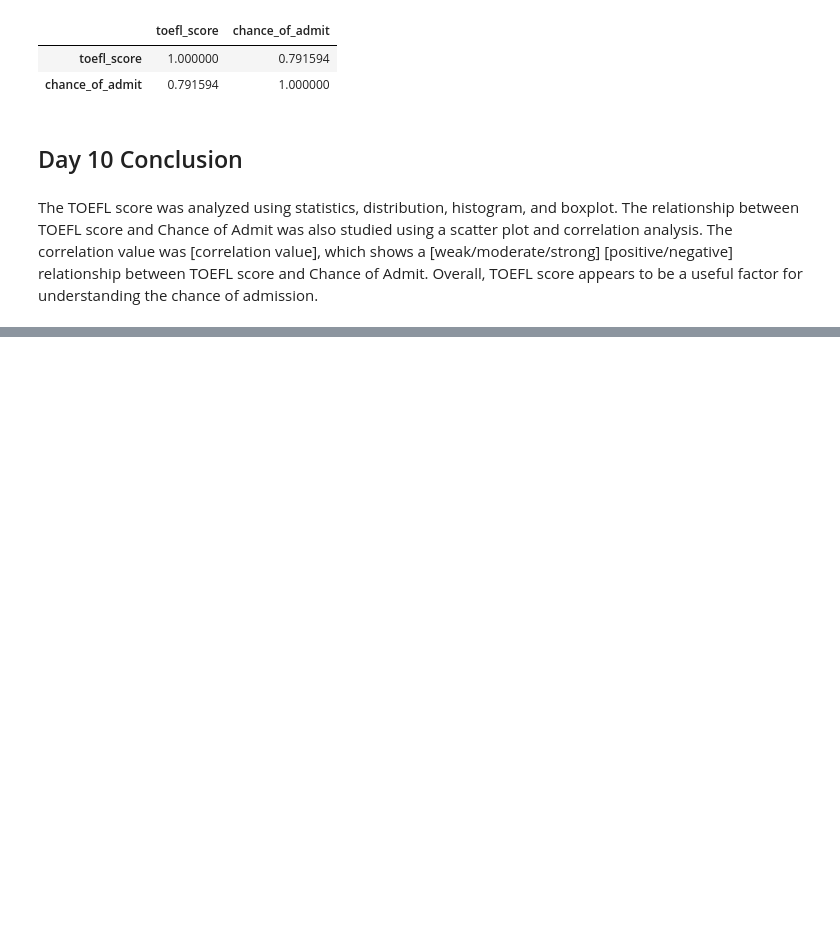
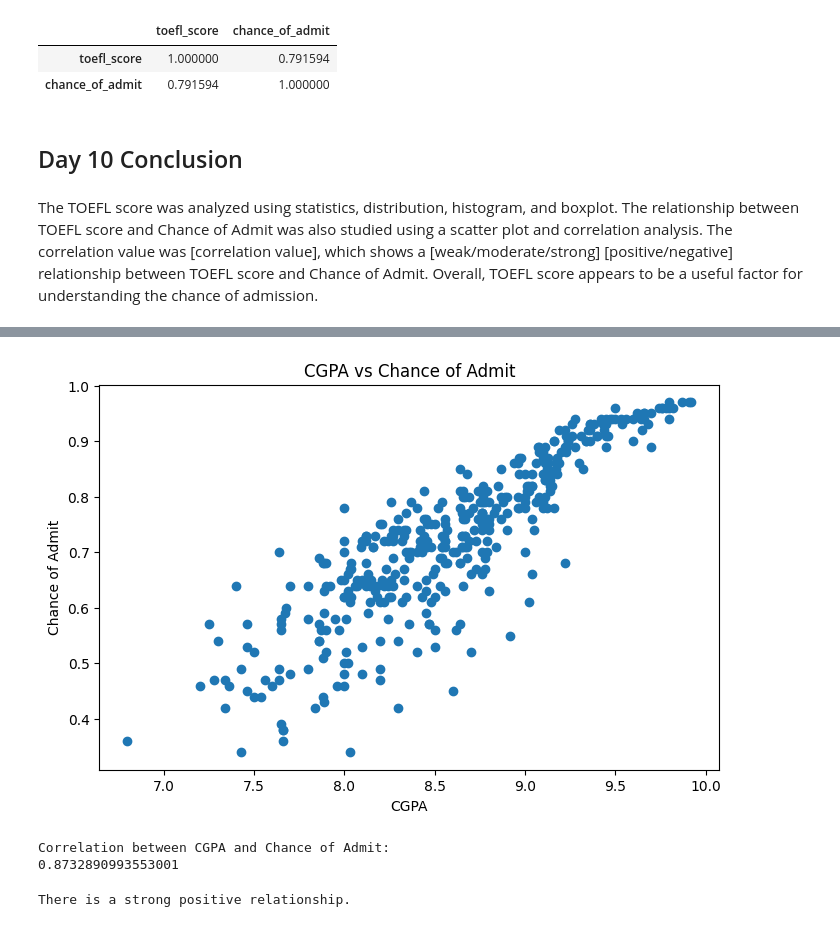
Before and after one commit to sumanamishra1120-ux/Chance-of-Admission-Higher-Studies, a Jupyter notebook: Chance_of_Admission_Higher_Studies.ipynb, the cells around one changed output, grey strips where cells are left out. Saved outputs shown, nothing was run; the diff lists cells and outputs as text; code cells hidden in the pictures; blank space fills up the shorter version.

```diff
--- a/Chance_of_Admission_Higher_Studies.ipynb
+++ b/Chance_of_Admission_Higher_Studies.ipynb
@@ -1051,0 +1162,35 @@ The TOEFL score was analyzed using statistics, distribution, histogram, and boxp
+# %%
+plt.figure(figsize=(8, 5))
+
+plt.scatter(df["cgpa"], df["chance_of_admit"])
+
+plt.title("CGPA vs Chance of Admit")
+plt.xlabel("CGPA")
+plt.ylabel("Chance of Admit")
+
+plt.show()
+# %% [output]
+[figure, added]
+# %%
+correlation = df["cgpa"].corr(df["chance_of_admit"])
+
+print("Correlation between CGPA and Chance of Admit:")
+print(correlation)
+# %% [output]
+Correlation between CGPA and Chance of Admit:
+0.8732890993553001
+# %%
+correlation = df["cgpa"].corr(df["chance_of_admit"])
+
+if correlation > 0.7:
+    print("There is a strong positive relationship.")
+elif correlation > 0.3:
+    print("There is a moderate positive relationship.")
+elif correlation > 0:
+    print("There is a weak positive relationship.")
+elif correlation < -0.3:
+    print("There is a negative relationship.")
+else:
+    print("There is little or no relationship.")
+# %% [output]
+There is a strong positive relationship.
```
Also changed, not shown: parts of 12 cells of this notebook.
